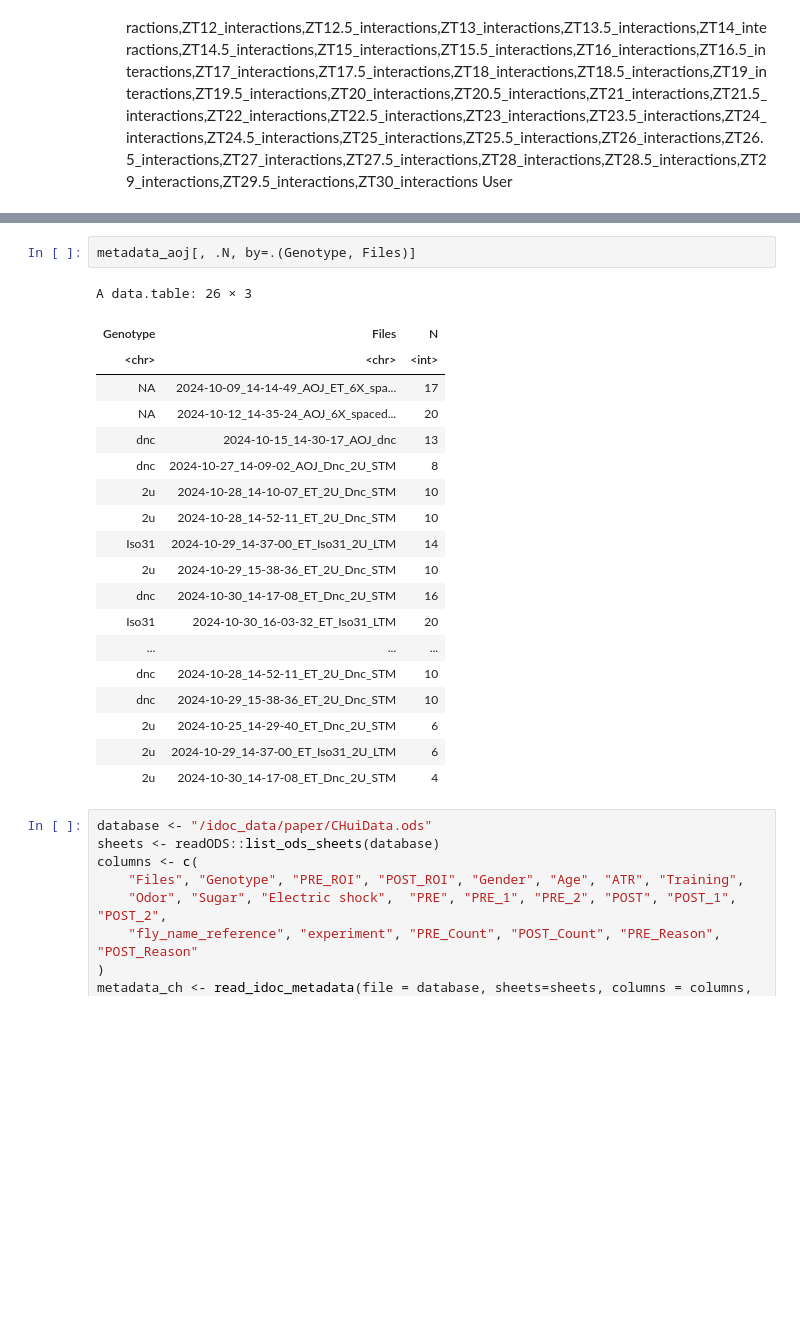
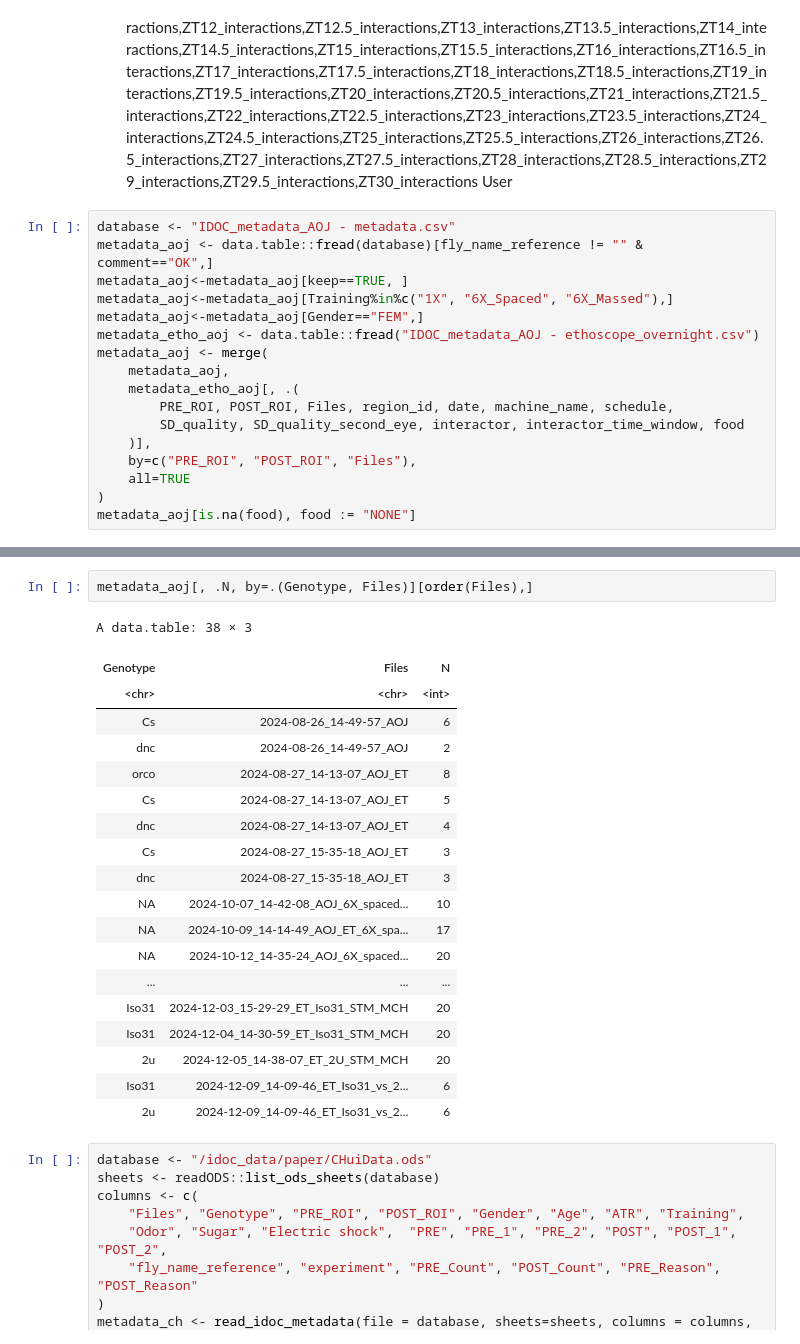
Before and after one commit to shaliulab/idoc-paper, a Jupyter notebook: 0_compile_metadata.ipynb, the cells around one changed output, grey strips where cells are left out. Cells and saved outputs as stored; diff of their text form; blank space fills up the shorter version.

```diff
--- a/0_compile_metadata.ipynb
+++ b/0_compile_metadata.ipynb
@@ -28,4 +28,21 @@ This notebook reads the IDOC results stored in "IDOC_METHODS_PAPER_METADATA.xlsx
 * ZT4,ZT4.5,ZT5,ZT5.5,ZT6,ZT6.5,ZT7,ZT7.5,ZT8,ZT8.5,ZT9,ZT9.5,ZT10,ZT10.5,ZT11,ZT11.5,ZT12,ZT12.5,ZT13,ZT13.5,ZT14,ZT14.5,ZT15,ZT15.5,ZT16,ZT16.5,ZT17,ZT17.5,ZT18,ZT18.5,ZT19,ZT19.5,ZT20,ZT20.5,ZT21,ZT21.5,ZT22,ZT22.5,ZT23,ZT23.5,ZT24,ZT24.5,ZT25,ZT25.5,ZT26,ZT26.5,ZT27,ZT27.5,ZT28,ZT28.5,ZT29,ZT29.5,ZT30
 * ZT4_interactions,ZT4.5_interactions,ZT5_interactions,ZT5.5_interactions,ZT6_interactions,ZT6.5_interactions,ZT7_interactions,ZT7.5_interactions,ZT8_interactions,ZT8.5_interactions,ZT9_interactions,ZT9.5_interactions,ZT10_interactions,ZT10.5_interactions,ZT11_interactions,ZT11.5_interactions,ZT12_interactions,ZT12.5_interactions,ZT13_interactions,ZT13.5_interactions,ZT14_interactions,ZT14.5_interactions,ZT15_interactions,ZT15.5_interactions,ZT16_interactions,ZT16.5_interactions,ZT17_interactions,ZT17.5_interactions,ZT18_interactions,ZT18.5_interactions,ZT19_interactions,ZT19.5_interactions,ZT20_interactions,ZT20.5_interactions,ZT21_interactions,ZT21.5_interactions,ZT22_interactions,ZT22.5_interactions,ZT23_interactions,ZT23.5_interactions,ZT24_interactions,ZT24.5_interactions,ZT25_interactions,ZT25.5_interactions,ZT26_interactions,ZT26.5_interactions,ZT27_interactions,ZT27.5_interactions,ZT28_interactions,ZT28.5_interactions,ZT29_interactions,ZT29.5_interactions,ZT30_interactions
 User
+# %%
+database <- "IDOC_metadata_AOJ - metadata.csv"
+metadata_aoj <- data.table::fread(database)[fly_name_reference != "" & comment=="OK",]
+metadata_aoj<-metadata_aoj[keep==TRUE, ]
+metadata_aoj<-metadata_aoj[Training%in%c("1X", "6X_Spaced", "6X_Massed"),]
+metadata_aoj<-metadata_aoj[Gender=="FEM",]
+metadata_etho_aoj <- data.table::fread("IDOC_metadata_AOJ - ethoscope_overnight.csv")
+metadata_aoj <- merge(
+    metadata_aoj,
+    metadata_etho_aoj[, .(
+        PRE_ROI, POST_ROI, Files, region_id, date, machine_name, schedule,
+        SD_quality, SD_quality_second_eye, interactor, interactor_time_window, food
+    )],
+    by=c("PRE_ROI", "POST_ROI", "Files"),
+    all=TRUE
+)
+metadata_aoj[is.na(food), food := "NONE"]
 # %%
@@ -48,25 +70,25 @@ metadata_aoj[is.na(food), food := "NONE"]
 # %%
-metadata_aoj[, .N, by=.(Genotype, Files)]
+metadata_aoj[, .N, by=.(Genotype, Files)][order(Files),]
 # %% [output]
-A data.table: 26 × 3
+A data.table: 38 × 3
 | Genotype | Files | N |
 | <chr> | <chr> | <int> |
+| Cs | 2024-08-26_14-49-57_AOJ | 6 |
+| dnc | 2024-08-26_14-49-57_AOJ | 2 |
+| orco | 2024-08-27_14-13-07_AOJ_ET | 8 |
+| Cs | 2024-08-27_14-13-07_AOJ_ET | 5 |
+| dnc | 2024-08-27_14-13-07_AOJ_ET | 4 |
+| Cs | 2024-08-27_15-35-18_AOJ_ET | 3 |
+| dnc | 2024-08-27_15-35-18_AOJ_ET | 3 |
+| NA | 2024-10-07_14-42-08_AOJ_6X_spaced... | 10 |
 | NA | 2024-10-09_14-14-49_AOJ_ET_6X_spa... | 17 |
 | NA | 2024-10-12_14-35-24_AOJ_6X_spaced... | 20 |
-| dnc | 2024-10-15_14-30-17_AOJ_dnc | 13 |
-| dnc | 2024-10-27_14-09-02_AOJ_Dnc_2U_STM | 8 |
-| 2u | 2024-10-28_14-10-07_ET_2U_Dnc_STM | 10 |
-| 2u | 2024-10-28_14-52-11_ET_2U_Dnc_STM | 10 |
-| Iso31 | 2024-10-29_14-37-00_ET_Iso31_2U_LTM | 14 |
-| 2u | 2024-10-29_15-38-36_ET_2U_Dnc_STM | 10 |
-| dnc | 2024-10-30_14-17-08_ET_Dnc_2U_STM | 16 |
-| Iso31 | 2024-10-30_16-03-32_ET_Iso31_LTM | 20 |
 | ... | ... | ... |
-| dnc | 2024-10-28_14-52-11_ET_2U_Dnc_STM | 10 |
-| dnc | 2024-10-29_15-38-36_ET_2U_Dnc_STM | 10 |
-| 2u | 2024-10-25_14-29-40_ET_Dnc_2U_STM | 6 |
-| 2u | 2024-10-29_14-37-00_ET_Iso31_2U_LTM | 6 |
-| 2u | 2024-10-30_14-17-08_ET_Dnc_2U_STM | 4 |
+| Iso31 | 2024-12-03_15-29-29_ET_Iso31_STM_MCH | 20 |
+| Iso31 | 2024-12-04_14-30-59_ET_Iso31_STM_MCH | 20 |
+| 2u | 2024-12-05_14-38-07_ET_2U_STM_MCH | 20 |
+| Iso31 | 2024-12-09_14-09-46_ET_Iso31_vs_2... | 6 |
+| 2u | 2024-12-09_14-09-46_ET_Iso31_vs_2... | 6 |
 # %%
 database <- "/idoc_data/paper/CHuiData.ods"
 sheets <- readODS::list_ods_sheets(database)
```
Also changed, not shown: parts of 6 cells of this notebook, 20 other files.
